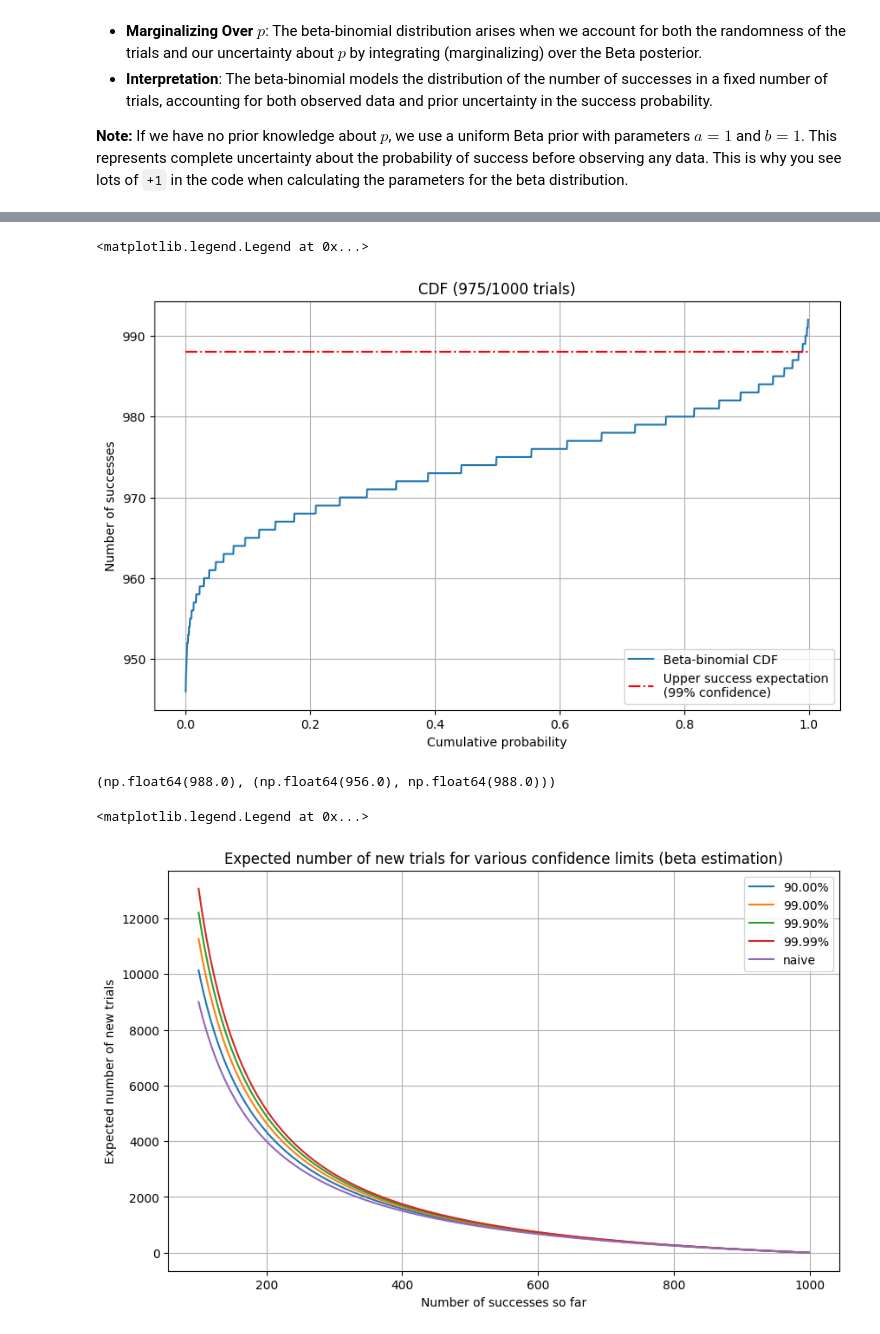
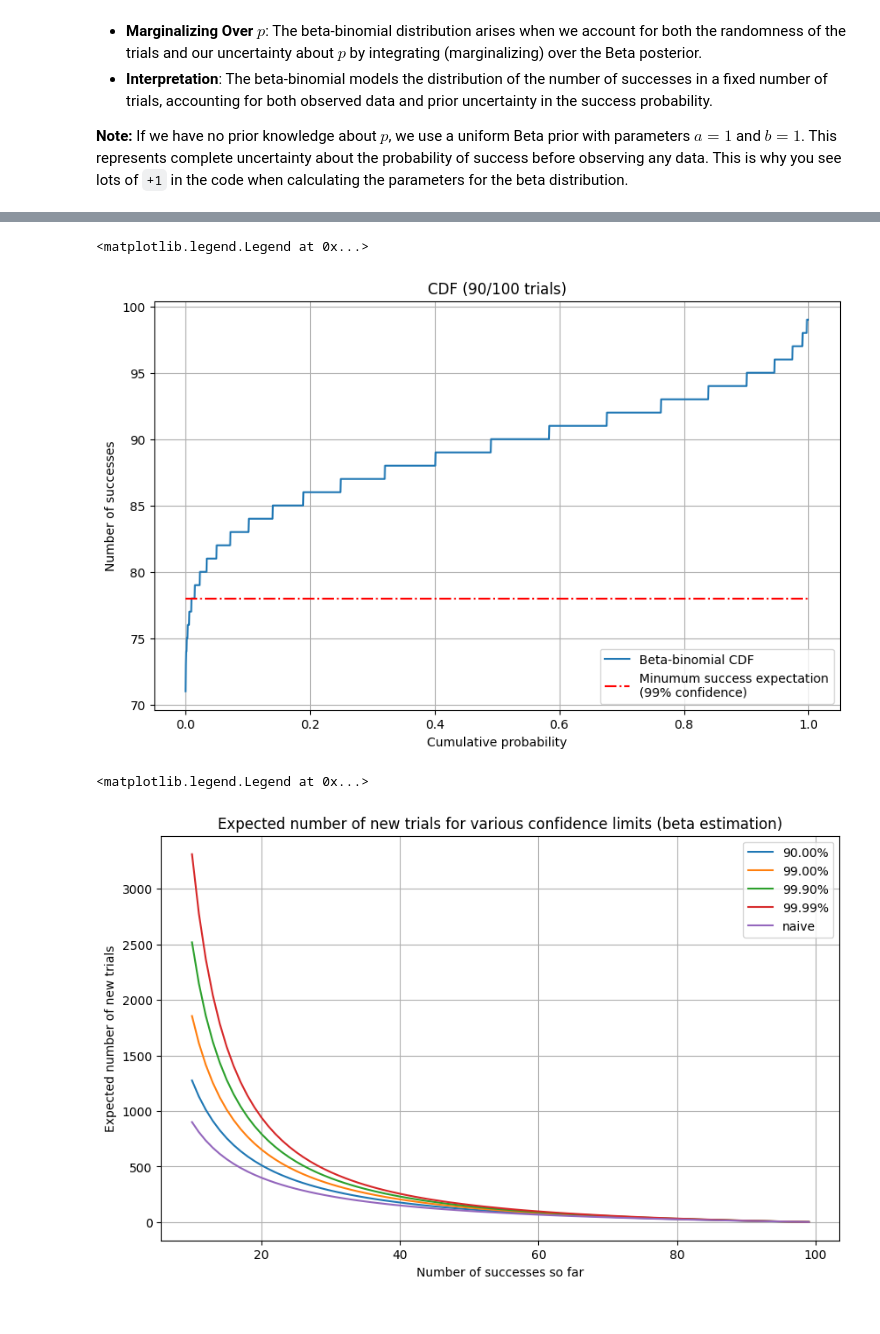
Before and after one commit to jlucas-oqc/playgound, a Jupyter notebook: beta_bin.ipynb, the cells around one changed output, grey strips where cells are left out. Saved outputs shown, nothing was run; the diff lists cells and outputs as text; code cells hidden in the pictures.

```diff
--- a/beta_bin.ipynb
+++ b/beta_bin.ipynb
@@ -27,7 +27,7 @@ from scipy.stats import betabinom, beta, binom
 from scipy.optimize import root_scalar
 import matplotlib.pyplot as plt
 # %%
-n, a = 1000, 975  # 1000 trials, 975 successes
+n, a = 100, 90  # 1000 trials, 950 successes
 
 conf_lim_1tail = 0.99  # confidence limit for 1-tailed test (e.g., upper bound on expected successes)
 conf_lim_2tail = (
@@ -78,14 +78,14 @@ x = np.arange(0, 1, step)
 x = x[1:-1]
 plt.figure(figsize=(10, 6))
 plt.plot(x, betabinom.ppf(x, n, a + 1, b + 1), label="Beta-binomial CDF")
-upper_expectation = betabinom.ppf(conf_lim_1tail, n, a + 1, b + 1)
+lower, upper = betabinom.interval(conf_lim_2tail, n, a + 1, b + 1)
 plt.hlines(
-    upper_expectation,
+    lower,
     0,
     1,
     colors="r",
     linestyles="-.",
-    label=f"Upper success expectation\n({conf_lim_1tail * 100:2.0f}% confidence)",
+    label=f"Minumum success expectation\n({conf_lim_1tail * 100:2.0f}% confidence)",
 )
 plt.xlabel("Cumulative probability")
 plt.ylabel("Number of successes")
@@ -94,39 +94,35 @@ plt.grid()
 plt.legend(loc="lower right")
 # %% [output]
 <matplotlib.legend.Legend at 0x...>
-[figure, old version]
+[figure, new version]
-# %%
-upper_expectation, conf_int
-# %% [output]
-(np.float64(988.0), (np.float64(956.0), np.float64(988.0)))
 # %%
 # Calculate the upper threshold of expected number of new trials
 # needed for each confidence limit given the number of good measurements so far
 # Use Beta posterior with prior a=1, b=1, so parameters are n_passes+1, n_failures+1
 def calc_upper_conf(n_trials, n_passes, conf_lim_1tail):
     n_failures = n_trials - n_passes
     lower_passrate = beta.ppf(1 - conf_lim_1tail, n_passes + 1, n_failures + 1)
     exp_trials = n_failures / lower_passrate
     return exp_trials
 
 
-x = np.arange(100, n)
+x = np.arange(n // 10, n)
 plt.figure(figsize=(10, 6))
 for conf_lim in [0.9, 0.99, 0.999, 0.9999]:
     plt.plot(x, calc_upper_conf(n, x, conf_lim), label=f"{conf_lim * 100:2.2f}%")
 # naive expectation of number of new trials needed to get n passes, given x passes so far:
 # this is just the expected number of failures divided by the pass rate, without accounting for uncertainty in the pass rate or the binomial response.
 naive = (n - x) / (x / n)
 plt.plot(x, naive, label="naive")
 plt.xlabel("Number of successes so far")
 plt.ylabel("Expected number of new trials")
 # plt.yscale("log")
 plt.title("Expected number of new trials for various confidence limits (beta estimation)")
 plt.grid()
 plt.legend()
 # %% [output]
 <matplotlib.legend.Legend at 0x...>
-[figure, old version]
+[figure, new version]
 # %%
 # Calculate the upper threshold of expected number of new trials
 # needed for each confidence limit given the number of good measurements so far
```
Also changed, not shown: parts of 3 cells of this notebook.
